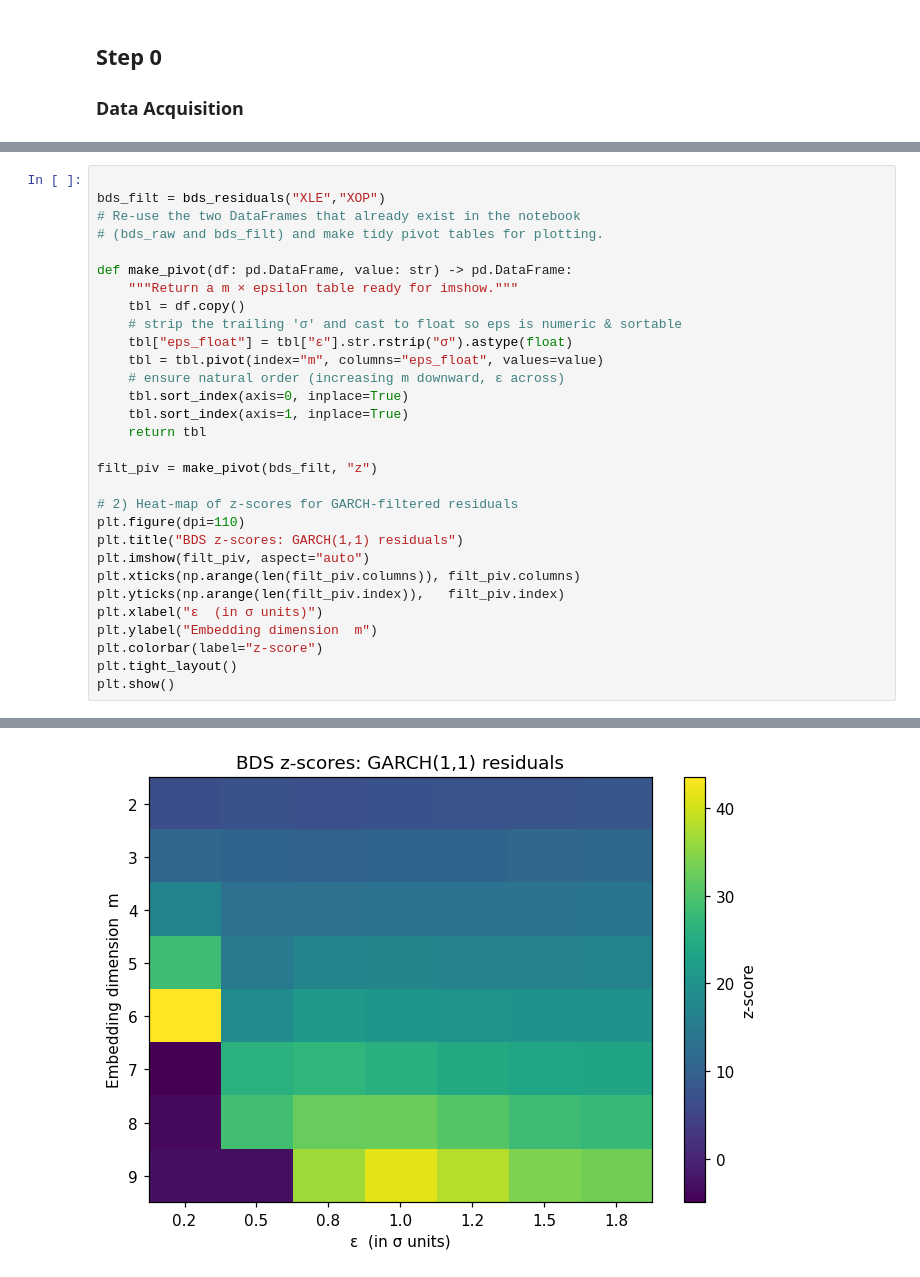
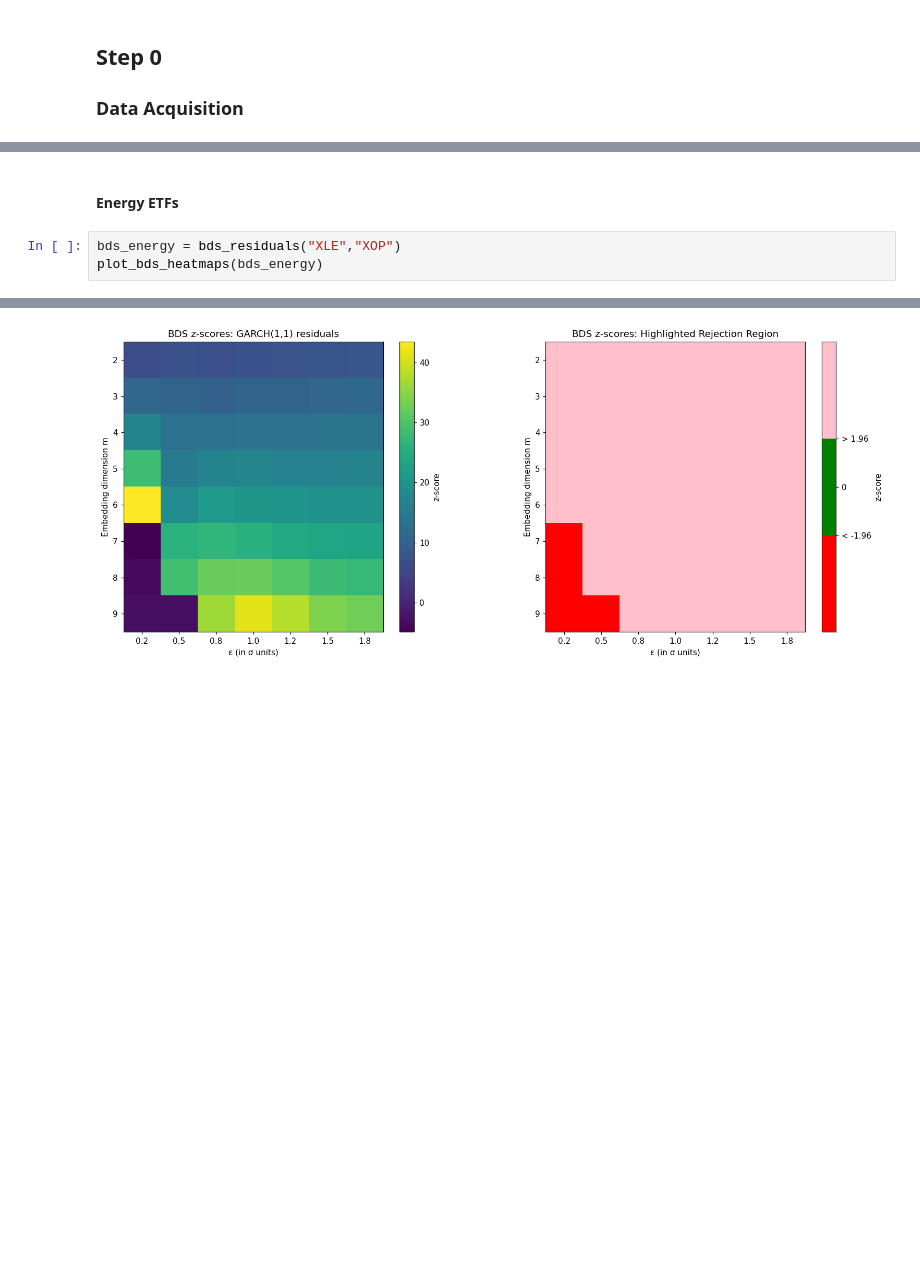
Before and after one commit to George-Creekbed/capstone_review, a Jupyter notebook: step1a.ipynb, the cells around one changed output, grey strips where cells are left out. Cells and saved outputs as stored; diff of their text form; blank space fills up the shorter version.

```diff
--- a/step1a.ipynb
+++ b/step1a.ipynb
@@ -75,31 +167,6 @@ def bds_residuals(ticker1,ticker2):
+# %% [markdown]
+####  Energy ETFs
 # %%
-
-bds_filt = bds_residuals("XLE","XOP")
-# Re‑use the two DataFrames that already exist in the notebook
-# (bds_raw and bds_filt) and make tidy pivot tables for plotting.
-
-def make_pivot(df: pd.DataFrame, value: str) -> pd.DataFrame:
-    """Return a m × epsilon table ready for imshow."""
-    tbl = df.copy()
-    # strip the trailing 'σ' and cast to float so eps is numeric & sortable
-    tbl["eps_float"] = tbl["ε"].str.rstrip("σ").astype(float)
-    tbl = tbl.pivot(index="m", columns="eps_float", values=value)
-    # ensure natural order (increasing m downward, ε across)
-    tbl.sort_index(axis=0, inplace=True)
-    tbl.sort_index(axis=1, inplace=True)
-    return tbl
-
-filt_piv = make_pivot(bds_filt, "z")
-
-# 2) Heat‑map of z‑scores for GARCH‑filtered residuals
-plt.figure(dpi=110)
-plt.title("BDS z‑scores: GARCH(1,1) residuals")
-plt.imshow(filt_piv, aspect="auto")
-plt.xticks(np.arange(len(filt_piv.columns)), filt_piv.columns)
-plt.yticks(np.arange(len(filt_piv.index)),   filt_piv.index)
-plt.xlabel("ε  (in σ units)")
-plt.ylabel("Embedding dimension  m")
-plt.colorbar(label="z‑score")
-plt.tight_layout()
-plt.show()
+bds_energy = bds_residuals("XLE","XOP")
+plot_bds_heatmaps(bds_energy)
 # %% [output]
@@ -107 +175 @@ XLE on XOP Regression beta coefficient:  0.6396327507307803
-[figure, old version]
+[figure, new version]
```
Also changed, not shown: parts of 30 cells of this notebook.
